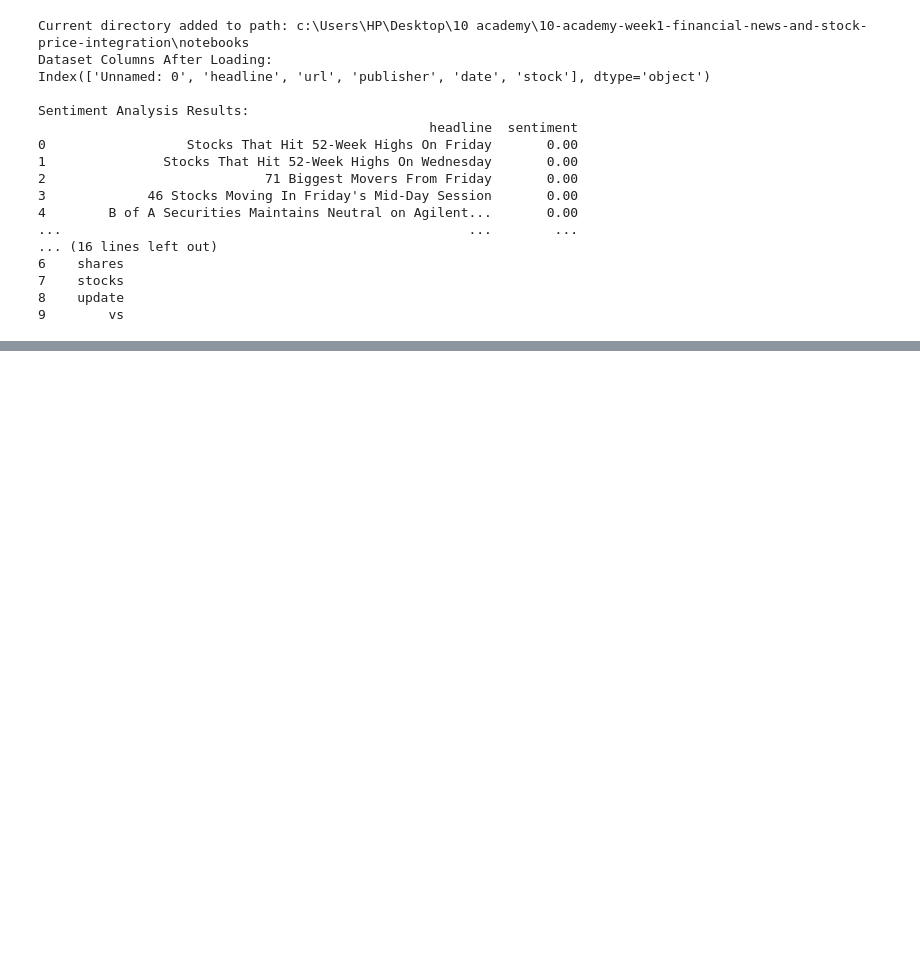
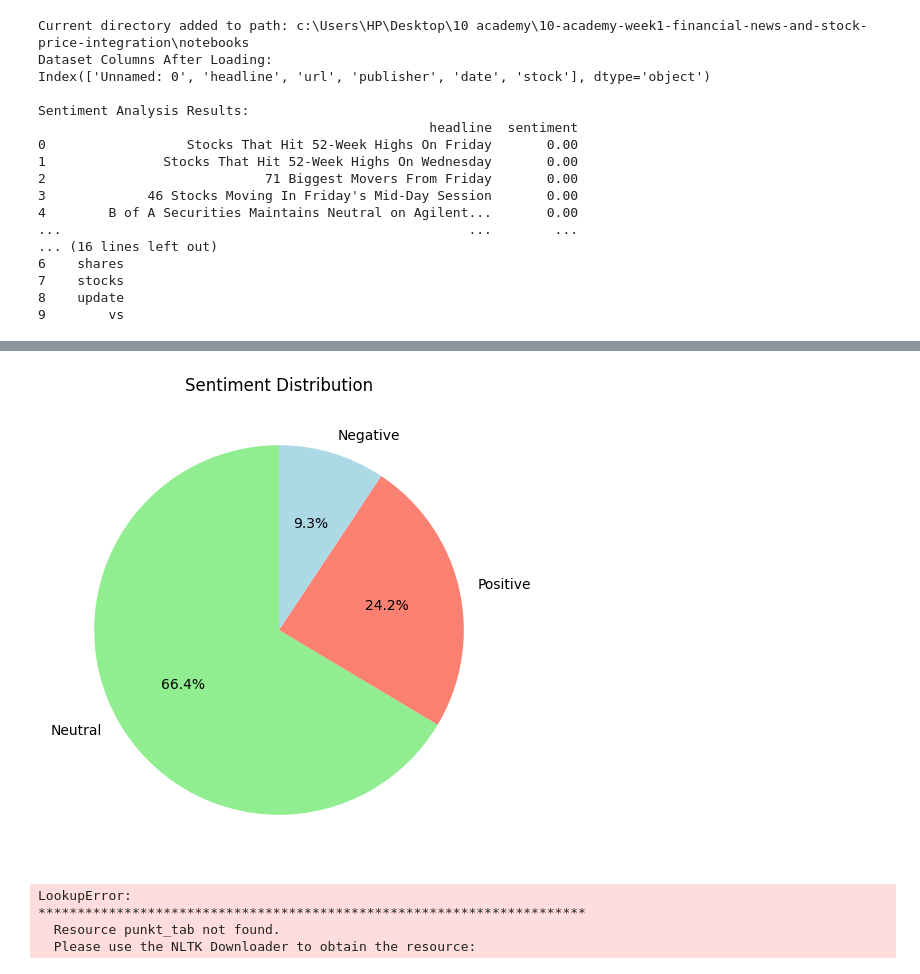
Before and after one commit to gashawgedef/10-academy-week1-financial-news-and-stock-price-integration, a Jupyter notebook: notebooks/analysis_notebook.ipynb, the cells around one changed output, grey strips where cells are left out. Saved outputs shown, nothing was run; the diff lists cells and outputs as text; code cells hidden in the pictures; blank space fills up the shorter version.

```diff
--- a/notebooks/analysis_notebook.ipynb
+++ b/notebooks/analysis_notebook.ipynb
@@ -329,0 +294,38 @@ SystemExit: 1
+# %%
+# analysis_notebook.ipynb
+
+import sys
+import os
+import pandas as pd
+import nltk
+
+# Add the path to the src folder where sentiment_analysis_1.py is located
+sys.path.append(os.path.abspath(os.path.join(os.getcwd(), "../src")))
+
+# Download required NLTK data
+nltk.download("punkt")
+nltk.download("stopwords")
+
+# Import the necessary functions from sentiment_analysis_1.py
+from sentiment_analysis_1 import (
+    load_data,
+    perform_sentiment_analysis,
+    plot_sentiment_distribution,
+    plot_top_words_per_topic,
+    perform_topic_modeling,
+    plot_word_cloud,
+)
+
+# Load data
+df = load_data("../data/raw_analyst_ratings.csv")  # Adjust the file path as necessary
+
+# Perform Sentiment Analysis
+df_sentiment = perform_sentiment_analysis(df)
+df_sentiment[["headline", "sentiment"]].head()  # Display sentiment for each headline
+plot_sentiment_distribution(df_sentiment)  # Plot sentiment distribution
+
+# Perform Topic Modeling (LDA)
+lda_model, topics = perform_topic_modeling(df, num_topics=5)
+plot_word_cloud(df, lda_model)  # Plot a word cloud for topics
+plot_top_words_per_topic(lda_model, num_topics=5)  # Plot top words for each topic
+# %% [output]
@@ -329,0 +338,5 @@ SystemExit: 1
+[figure, added]
+LookupError:
+**********************************************************************
+  Resource punkt_tab not found.
+  Please use the NLTK Downloader to obtain the resource:
```
Also changed, not shown: parts of 5 cells of this notebook, 6 other files.
